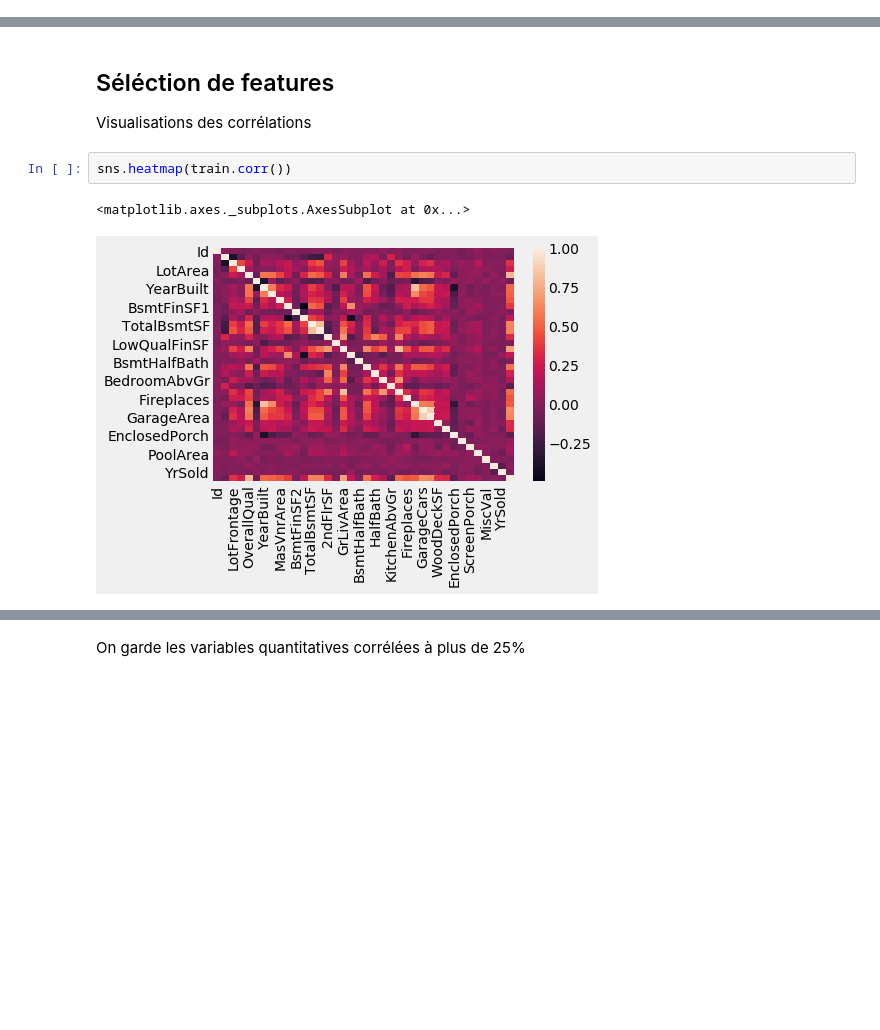
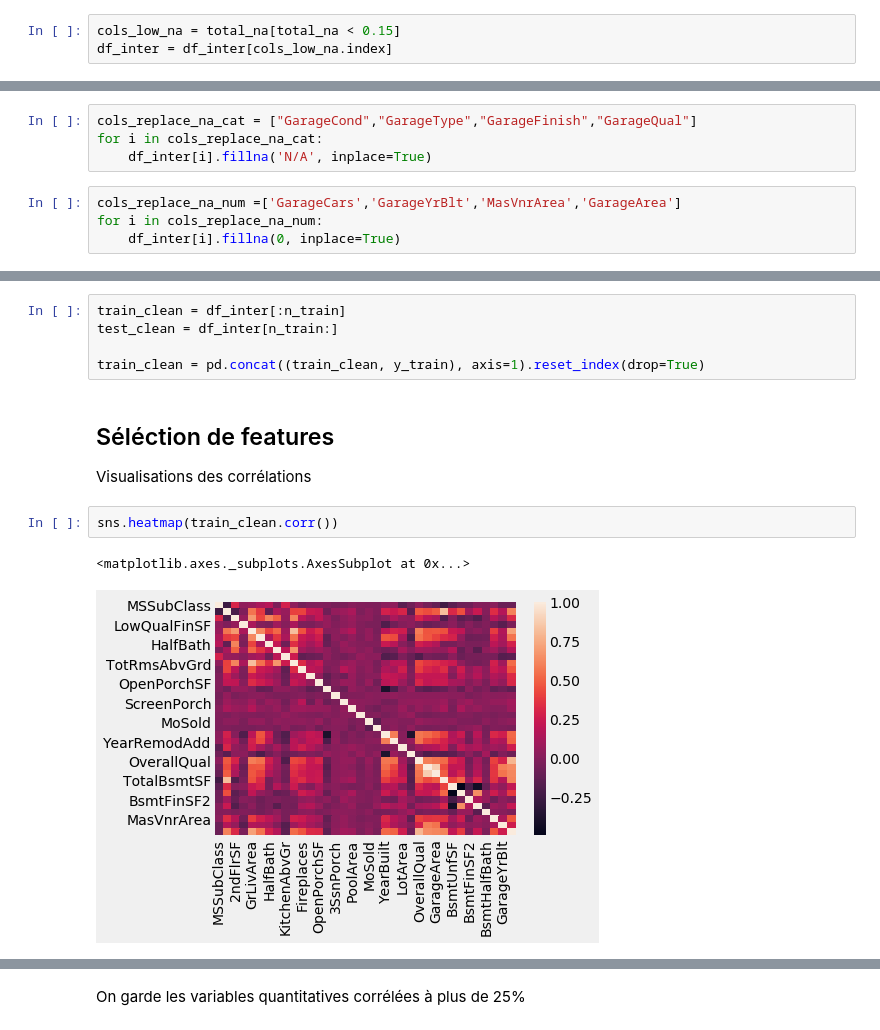
Before and after one commit to June-So/House-Price-Project, a Jupyter notebook: linear_regression.ipynb, the cells around one changed output, grey strips where cells are left out. Drawn from its saved outputs; the diff is of its cells as text; blank space fills up the shorter version.

Commit message:
data clean and first essai

```diff
--- a/linear_regression.ipynb
+++ b/linear_regression.ipynb
@@ -35,0 +62,3 @@ df_train = train[cols_low_na.index]
+# %%
+cols_low_na = total_na[total_na < 0.15]
+df_inter = df_inter[cols_low_na.index]
@@ -58,0 +90,8 @@ df_train[cols_replace_na_cat] = df_train[cols_replace_na_cat].fillna('N/A')
+# %%
+cols_replace_na_cat = ["GarageCond","GarageType","GarageFinish","GarageQual"]
+for i in cols_replace_na_cat:
+    df_inter[i].fillna('N/A', inplace=True)
+# %%
+cols_replace_na_num =['GarageCars','GarageYrBlt','MasVnrArea','GarageArea']
+for i in cols_replace_na_num:
+    df_inter[i].fillna(0, inplace=True)
@@ -59,9 +100,14 @@ df_train[cols_replace_na_cat] = df_train[cols_replace_na_cat].fillna('N/A')
+# %%
+train_clean = df_inter[:n_train]
+test_clean = df_inter[n_train:]
+
+train_clean = pd.concat((train_clean, y_train), axis=1).reset_index(drop=True)
 # %% [markdown]
 ## Séléction de features
 Visualisations des corrélations
 # %%
-sns.heatmap(train.corr())
+sns.heatmap(train_clean.corr())
 # %% [output]
 <matplotlib.axes._subplots.AxesSubplot at 0x...>
-[figure, old version]
+[figure, new version]
 # %%
```
Also changed, not shown: parts of 12 cells of this notebook.
